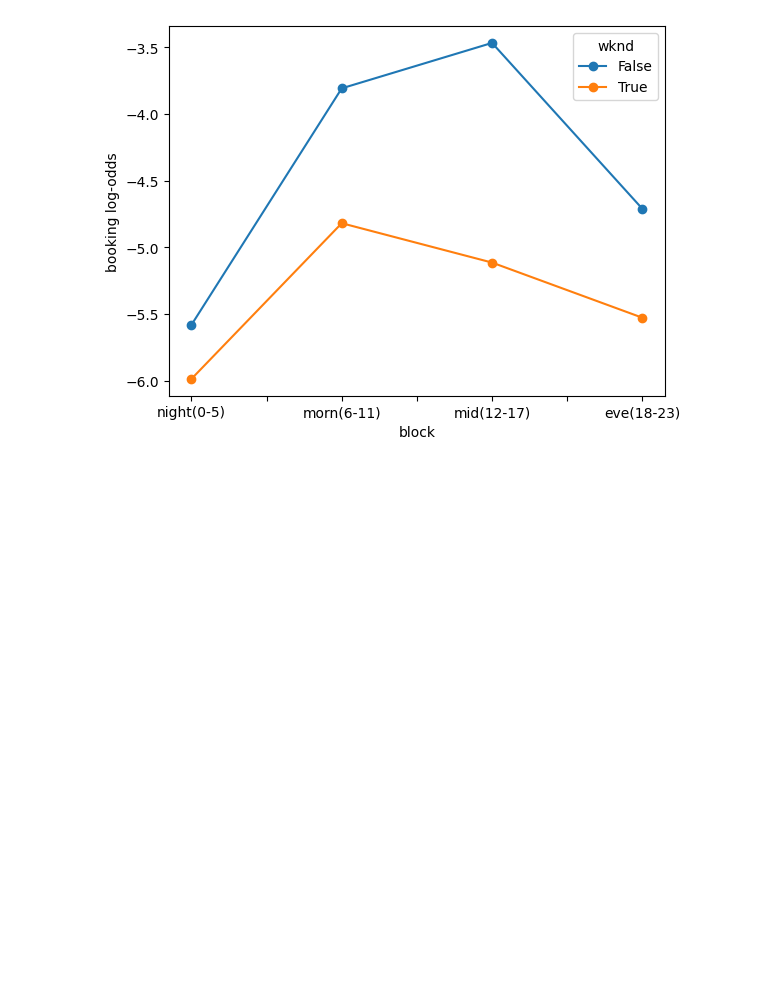
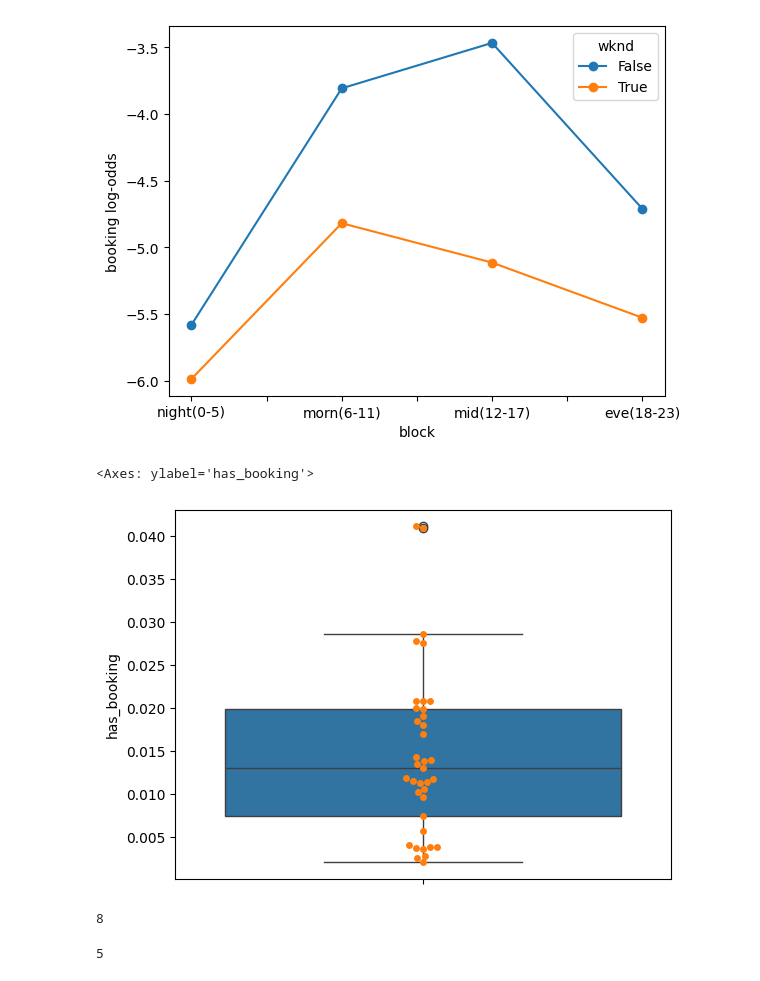
Before and after one commit to jun000111/cdc_ml, a Jupyter notebook: notebooks/0.02-eda-polling.ipynb, the cells around one changed output. Cells and saved outputs as stored; diff of their text form; code cells hidden in the pictures; blank space fills up the shorter version.

```diff
--- a/notebooks/0.02-eda-polling.ipynb
+++ b/notebooks/0.02-eda-polling.ipynb
@@ -410,3 +412,10 @@ True  night(0-5)    5  1996  0.002505 -5.986954
       mid(12-17)   12  2009  0.005973 -5.114495
       eve(18-23)    8  2021  0.003958 -5.527940
 [figure]
+# %%
+x = df.groupby("username")["has_booking"].mean().reset_index()
+sns.boxplot(x,y="has_booking")
+sns.swarmplot(x,y="has_booking")
+# %% [output]
+<Axes: ylabel='has_booking'>
+[figure, added]
@@ -412,0 +424,8 @@ True  night(0-5)    5  1996  0.002505 -5.986954
+# %%
+len(whales)
+# %% [output]
+8
+# %%
+len(non_whales)
+# %% [output]
+5
```
Also changed, not shown: parts of 7 cells of this notebook, 17 other files.
